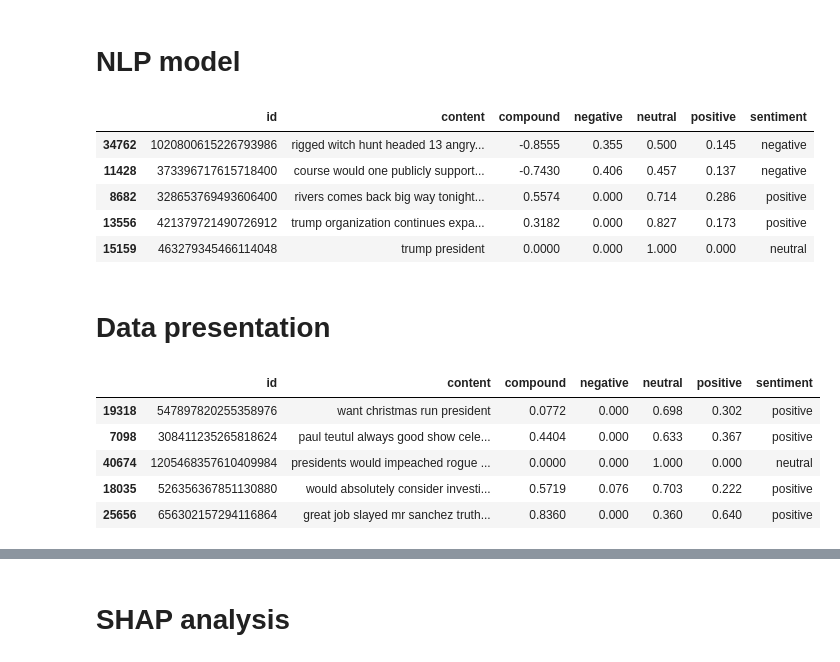
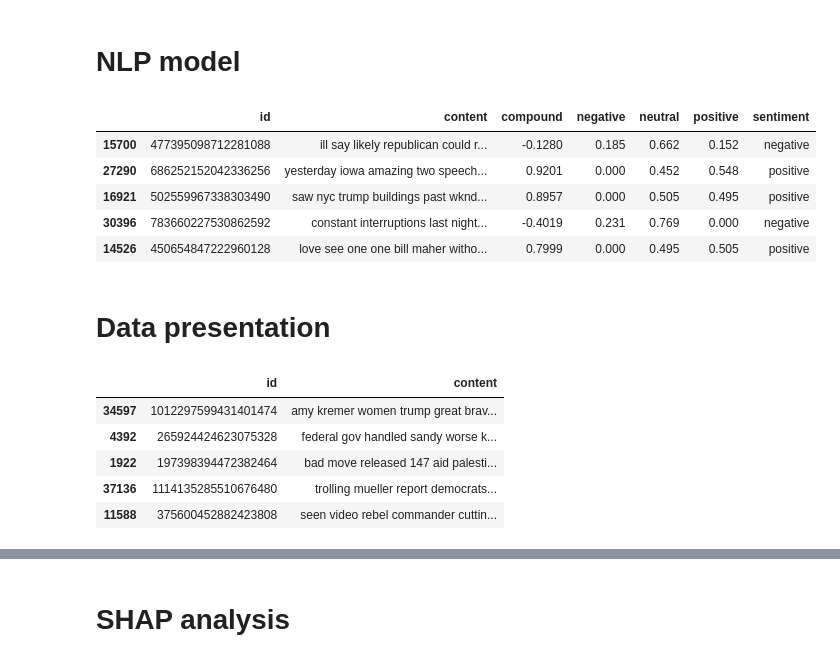
Before and after one commit to BKonopka123/MIO_project_nlp_shap, a Jupyter notebook: MIO_Projekt.ipynb, the cells around one changed output, grey strips where cells are left out. Saved outputs shown, nothing was run; the diff lists cells and outputs as text; code cells hidden in the pictures.

```diff
--- a/MIO_Projekt.ipynb
+++ b/MIO_Projekt.ipynb
@@ -163,48 +169,49 @@ data['content'] = data['content'].apply(lambda x : preprocess(x))
 # %% [markdown]
 # NLP model
 # %%
+# Utworenie modelu
 sia = SentimentIntensityAnalyzer()
 
-def analyze_sentiment(sentence):
+# Obliczenie sentymentu
+def compute_sentiment(sentence):
     result = sia.polarity_scores(sentence)
     return result['compound'], result['neg'], result['neu'], result['pos']
 
-data['content'] = data['content'].astype(str)
+# Obliczenie sentymentu dla każdego tweeta
+dataSentiment = data.copy()
+dataSentiment['compound'], dataSentiment['negative'], dataSentiment['neutral'], dataSentiment['positive'] = zip(*data['content'].apply(compute_sentiment))
 
-dataSentiment = data.copy()
-
-dataSentiment['compound'], dataSentiment['negative'], dataSentiment['neutral'], dataSentiment['positive'] = zip(*data['content'].apply(analyze_sentiment))
-
+# Kategoryzacja sentymentu
 def categorize_sentiment(compound):
-    if compound >= 0.05:
+    if compound <= -0.01:
+        return 'negative'
+    elif compound >= 0.01:
         return 'positive'
-    elif compound <= -0.05:
-        return 'negative'
     else:
         return 'neutral'
-
 dataSentiment['sentiment'] = dataSentiment['compound'].apply(categorize_sentiment)
 
-dataSentiment = dataSentiment.drop(columns=['retweets', 'favorites', 'date'])
+# Prezentacja danych
 pd.set_option('display.max_colwidth', None)
 dataSentiment.sample(5)
 # %% [output]
 |  | id | content | compound | negative | neutral | positive | sentiment |
-| 34762 | 1020800615226793986 | rigged witch hunt headed 13 angry... | -0.8555 | 0.355 | 0.500 | 0.145 | negative |
-| 11428 | 373396717615718400 | course would one publicly support... | -0.7430 | 0.406 | 0.457 | 0.137 | negative |
-| 8682 | 328653769493606400 | rivers comes back big way tonight... | 0.5574 | 0.000 | 0.714 | 0.286 | positive |
-| 13556 | 421379721490726912 | trump organization continues expa... | 0.3182 | 0.000 | 0.827 | 0.173 | positive |
-| 15159 | 463279345466114048 | trump president | 0.0000 | 0.000 | 1.000 | 0.000 | neutral |
+| 15700 | 477395098712281088 | ill say likely republican could r... | -0.1280 | 0.185 | 0.662 | 0.152 | negative |
+| 27290 | 686252152042336256 | yesterday iowa amazing two speech... | 0.9201 | 0.000 | 0.452 | 0.548 | positive |
+| 16921 | 502559967338303490 | saw nyc trump buildings past wknd... | 0.8957 | 0.000 | 0.505 | 0.495 | positive |
+| 30396 | 783660227530862592 | constant interruptions last night... | -0.4019 | 0.231 | 0.769 | 0.000 | negative |
+| 14526 | 450654847222960128 | love see one one bill maher witho... | 0.7999 | 0.000 | 0.495 | 0.505 | positive |
 # %% [markdown]
 # Data presentation
 # %%
+# Przykładowe dane
 pd.set_option('display.max_colwidth', None)
-dataSentiment.sample(5)
+data.sample(5)
 # %% [output]
-|  | id | content | compound | negative | neutral | positive | sentiment |
-| 19318 | 547897820255358976 | want christmas run president | 0.0772 | 0.000 | 0.698 | 0.302 | positive |
-| 7098 | 308411235265818624 | paul teutul always good show cele... | 0.4404 | 0.000 | 0.633 | 0.367 | positive |
-| 40674 | 1205468357610409984 | presidents would impeached rogue ... | 0.0000 | 0.000 | 1.000 | 0.000 | neutral |
-| 18035 | 526356367851130880 | would absolutely consider investi... | 0.5719 | 0.076 | 0.703 | 0.222 | positive |
-| 25656 | 656302157294116864 | great job slayed mr sanchez truth... | 0.8360 | 0.000 | 0.360 | 0.640 | positive |
+|  | id | content |
+| 34597 | 1012297599431401474 | amy kremer women trump great brav... |
+| 4392 | 265924424623075328 | federal gov handled sandy worse k... |
+| 1922 | 197398394472382464 | bad move released 147 aid palesti... |
+| 37136 | 1114135285510676480 | trolling mueller report democrats... |
+| 11588 | 375600452882423808 | seen video rebel commander cuttin... |
 # %%
```
Also changed, not shown: parts of 5 cells of this notebook, 1 other file.
